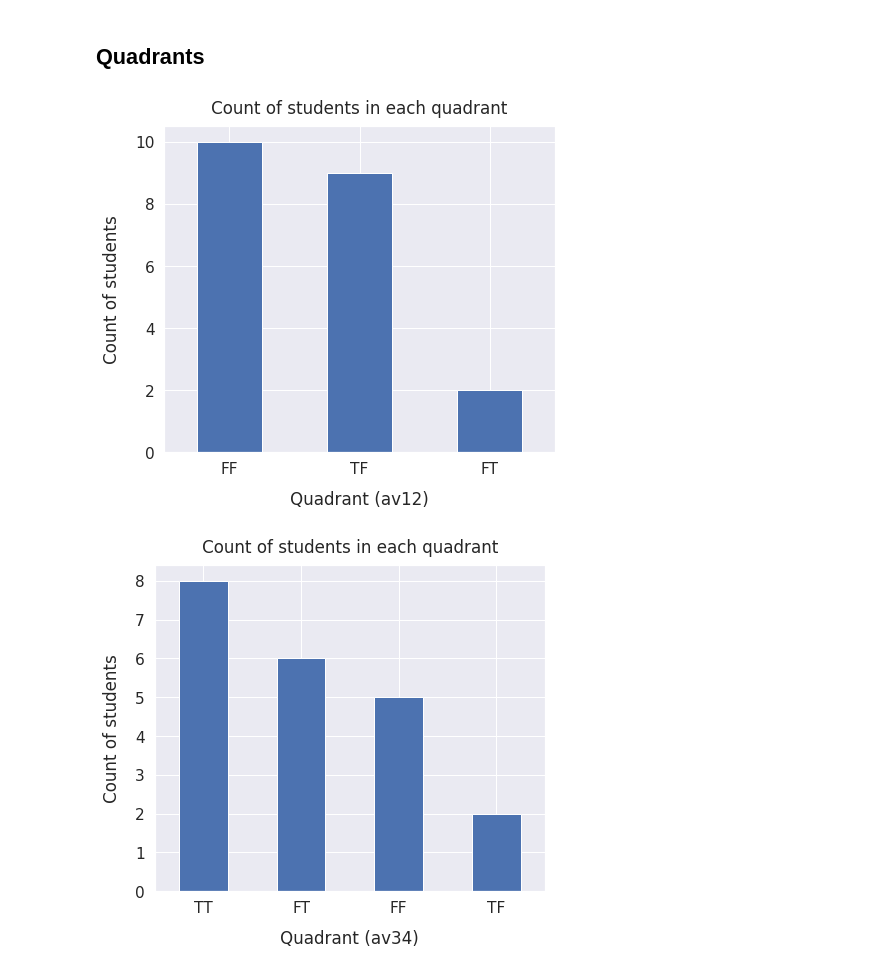
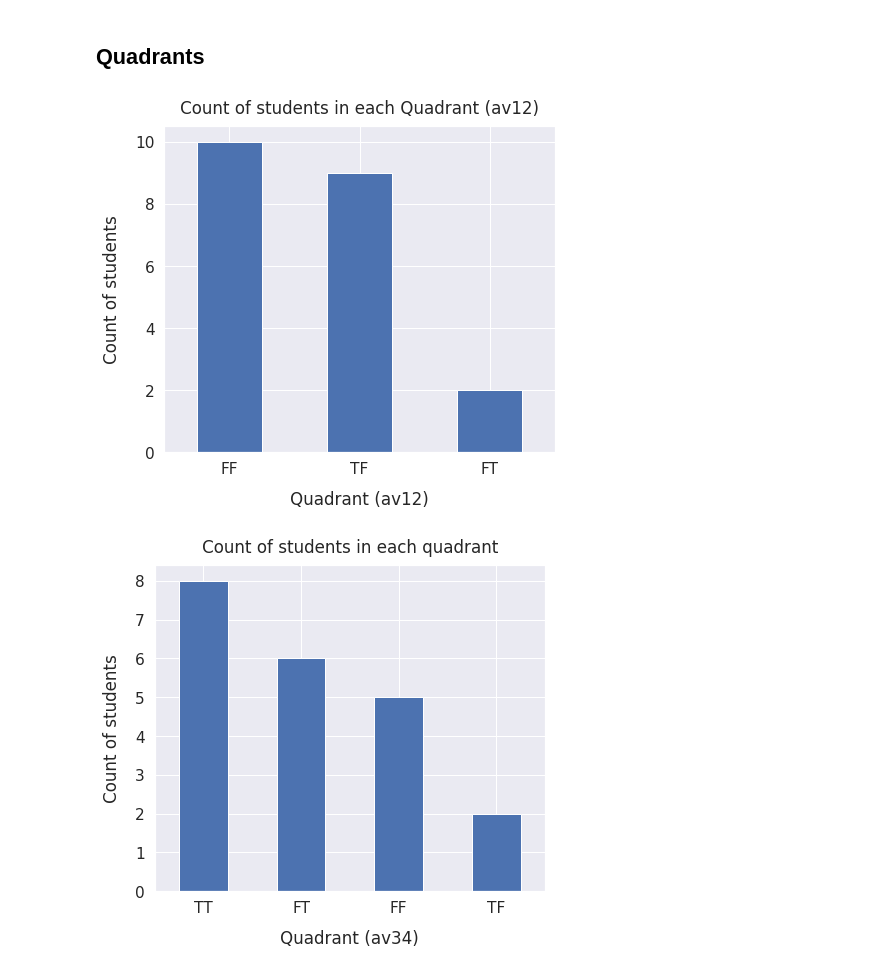
Before and after one commit to avilarenan/LearnLissajousResults, a Jupyter notebook: canvas.ipynb, the cells around one changed output. Saved outputs shown, nothing was run; the diff lists cells and outputs as text; code cells hidden in the pictures.

```diff
--- a/canvas.ipynb
+++ b/canvas.ipynb
@@ -144,10 +144,10 @@ plt.title("Count of students who passed the Avaliação Final (Parte 3)", y=1.02
 # %%
 full_df[['student', 'quadrant_av12']].drop_duplicates().reset_index().drop('index', axis=1)['quadrant_av12'].value_counts().plot(kind='bar', figsize=(7, 6), rot=0, stacked=True)
 plt.xlabel("Quadrant (av12)", labelpad=14)
 plt.ylabel("Count of students", labelpad=14)
-plt.title("Count of students in each quadrant", y=1.02);
+plt.title("Count of students in each Quadrant (av12)", y=1.02);
 # %% [output]
-[figure, old version]
+[figure, new version]
 # %%
 full_df[['student', 'quadrant_av34']].drop_duplicates().reset_index().drop('index', axis=1)['quadrant_av34'].value_counts().plot(kind='bar', figsize=(7, 6), rot=0, stacked=True)
 plt.xlabel("Quadrant (av34)", labelpad=14)
```
Also changed, not shown: parts of 3 cells of this notebook.
